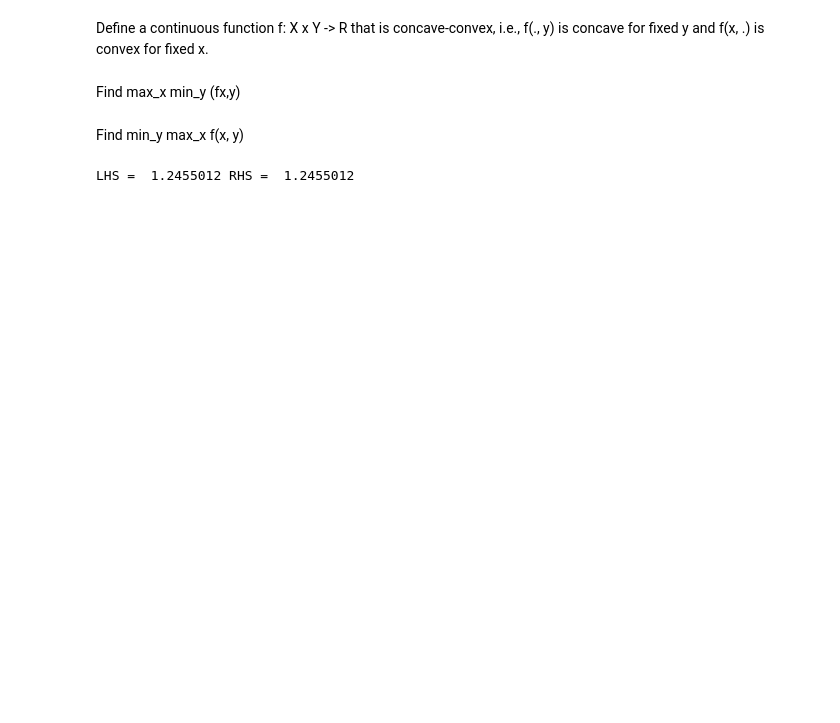
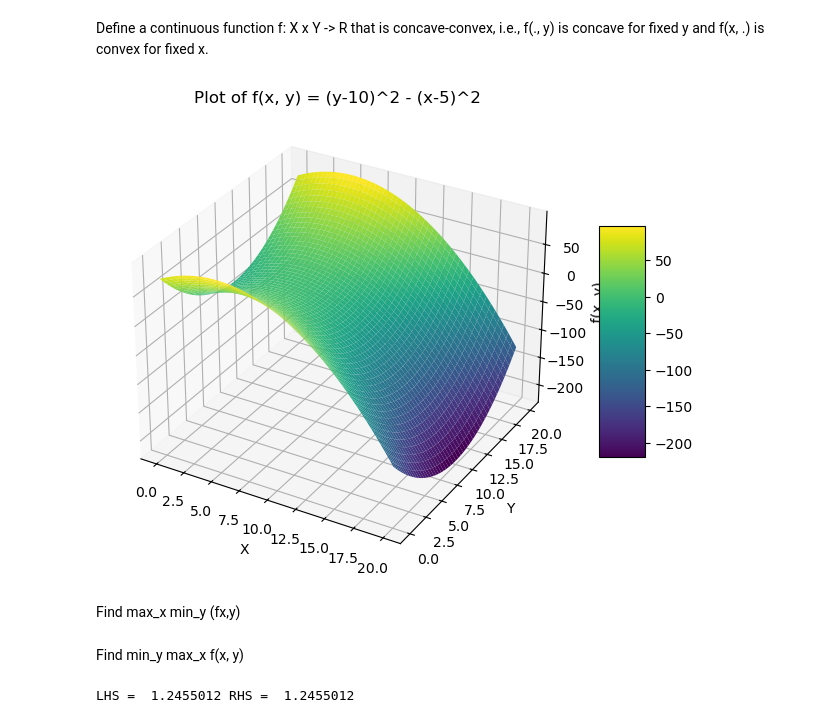
Before and after one commit to Arnie-He/Convex-Optimization, a Jupyter notebook: Minimax-Theorem-example.ipynb, the cells around one changed output. Drawn from its saved outputs; the diff is of its cells as text; code cells hidden in the pictures; blank space fills up the shorter version.

```diff
--- a/Minimax-Theorem-example.ipynb
+++ b/Minimax-Theorem-example.ipynb
@@ -10,5 +12,32 @@ Define a continuous function f: X x Y -> R that is concave-convex, i.e., f(., y)
 def concave_convex_fun(x, y):
     return (y-10)**2 - (x-5)**2
+# %%
+x = np.linspace(0, 20, 400)
+y = np.linspace(0, 20, 400)
+X, Y = np.meshgrid(x, y)
+
+# Compute Z values for each (x, y)
+Z = concave_convex_fun(X, Y)
+
+# Create a 3D plot
+fig = plt.figure(figsize=(8, 6))
+ax = fig.add_subplot(111, projection="3d")
+
+# Plot the surface
+surface = ax.plot_surface(X, Y, Z, cmap="viridis", edgecolor="none")
+
+# Add labels and title
+ax.set_xlabel("X")
+ax.set_ylabel("Y")
+ax.set_zlabel("f(x, y)")
+ax.set_title("Plot of f(x, y) = (y-10)^2 - (x-5)^2")
+
+# Add a color bar which maps values to colors
+fig.colorbar(surface, shrink=0.5, aspect=5)
+
+plt.show()
+# %% [output]
+[figure, added]
 # %% [markdown]
 Find max_x min_y (fx,y)
 # %%
```
Also changed, not shown: parts of 2 cells of this notebook, 3 other files.
